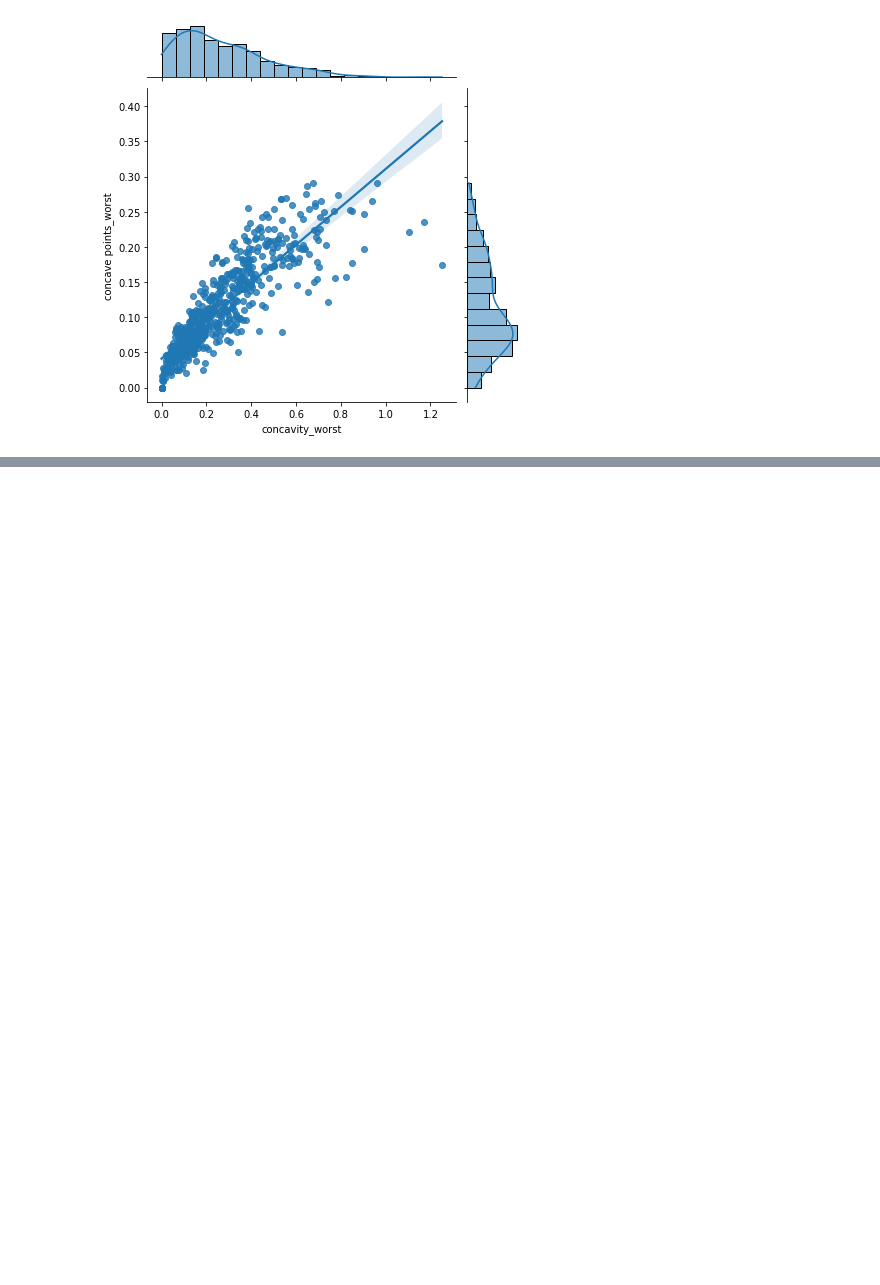
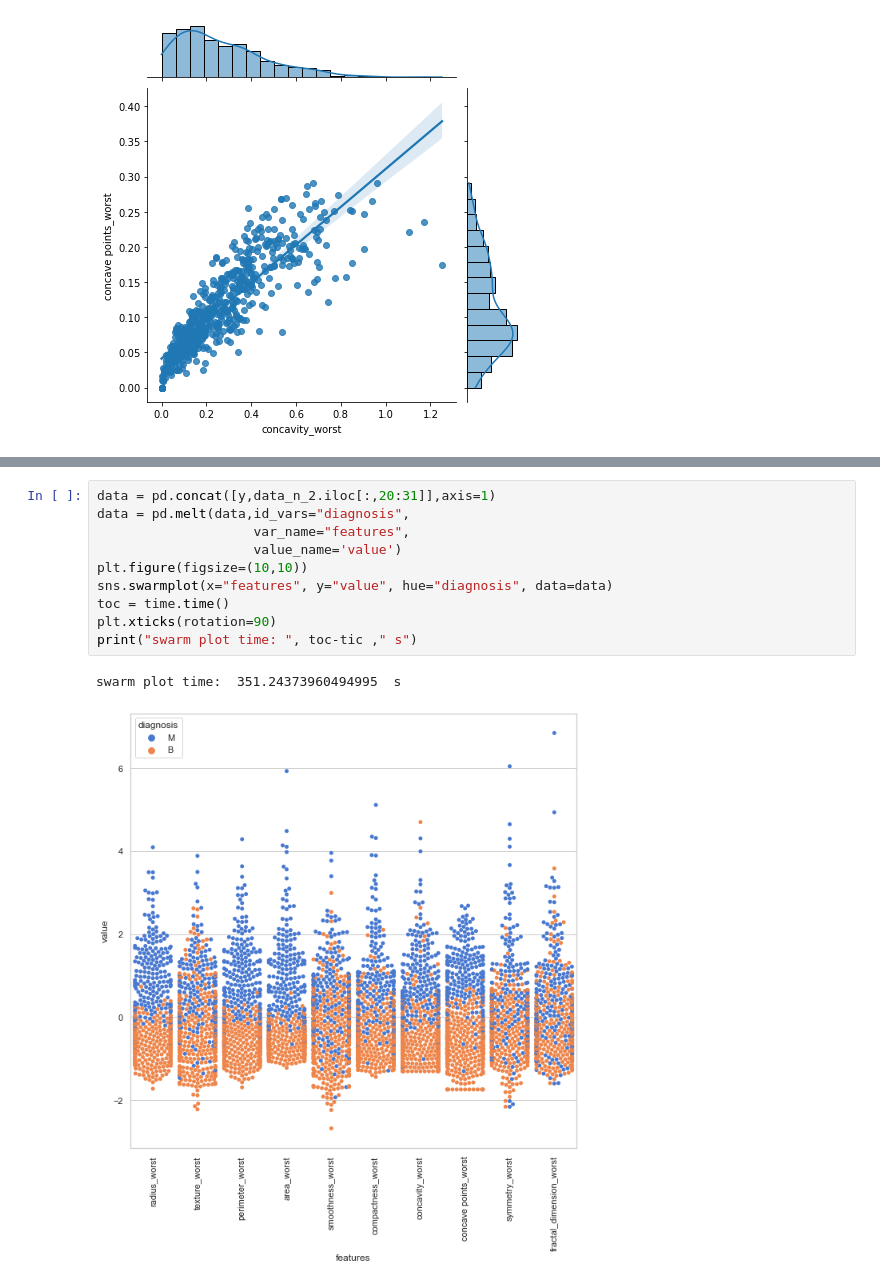
Before and after one commit to estefania-tealdo/breast-cancer-prediction, a Jupyter notebook: breast-cancer-feature-selection.ipynb, the cells around one changed output, grey strips where cells are left out. Saved outputs shown, nothing was run; the diff lists cells and outputs as text; blank space fills up the shorter version.

```diff
--- a/breast-cancer-feature-selection.ipynb
+++ b/breast-cancer-feature-selection.ipynb
@@ -166,0 +234,13 @@ sns.jointplot(x.loc[:,'concavity_worst'], x.loc[:,"co ncave points_worst"], kind
+# %%
+data = pd.concat([y,data_n_2.iloc[:,20:31]],axis=1)
+data = pd.melt(data,id_vars="diagnosis",
+                    var_name="features",
+                    value_name='value')
+plt.figure(figsize=(10,10))
+sns.swarmplot(x="features", y="value", hue="diagnosis", data=data)
+toc = time.time()
+plt.xticks(rotation=90)
+print("swarm plot time: ", toc-tic ," s")
+# %% [output]
+swarm plot time:  351.24373960494995  s
+[figure, added]
```
Also changed, not shown: parts of 13 cells of this notebook.
